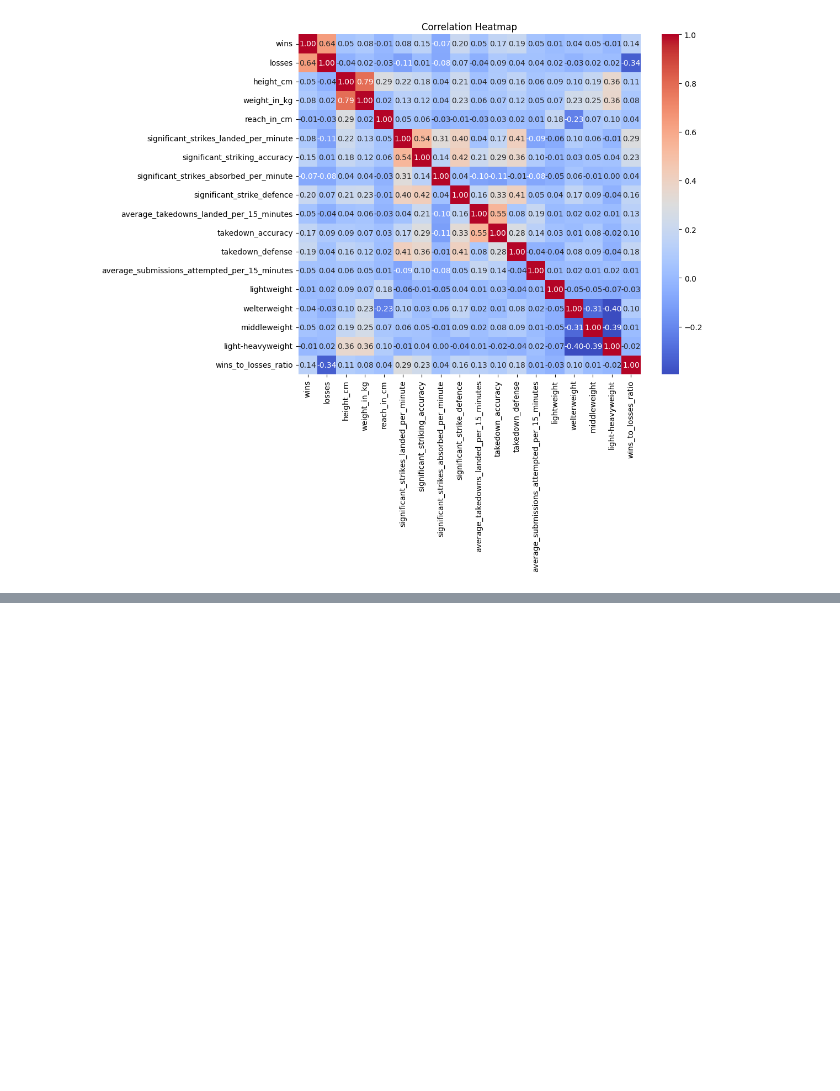
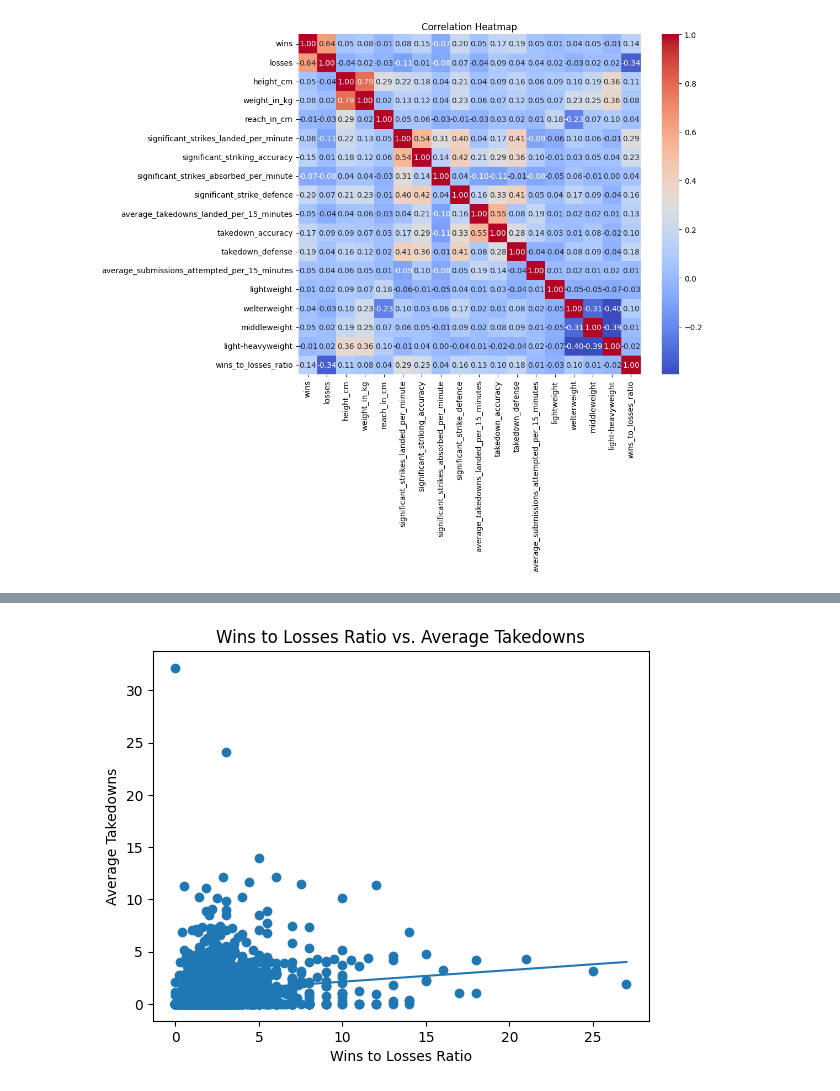
Before and after one commit to Nfedans/DAV_CA, a Jupyter notebook: main.ipynb, the cells around one changed output, grey strips where cells are left out. Cells and saved outputs as stored; diff of their text form; code cells hidden in the pictures; blank space fills up the shorter version.

```diff
--- a/main.ipynb
+++ b/main.ipynb
@@ -689,0 +732,13 @@ wins_to_losses_ratio                                      1.000000
+# %%
+# The above is probably unuseable at all
+
+plt.scatter(df['wins_to_losses_ratio'], df['average_takedowns_landed_per_15_minutes'])
+poly_fit = np.polyfit(df['wins_to_losses_ratio'], df['average_takedowns_landed_per_15_minutes'], 1)
+plt.plot(np.unique(df['wins_to_losses_ratio']), np.poly1d(poly_fit)(np.unique(df['wins_to_losses_ratio'])))
+
+plt.title("Wins to Losses Ratio vs. Average Takedowns")
+plt.xlabel("Wins to Losses Ratio")
+plt.ylabel("Average Takedowns")
+plt.show()
+# %% [output]
+[figure, added]
```
Also changed, not shown: parts of 6 cells of this notebook.
